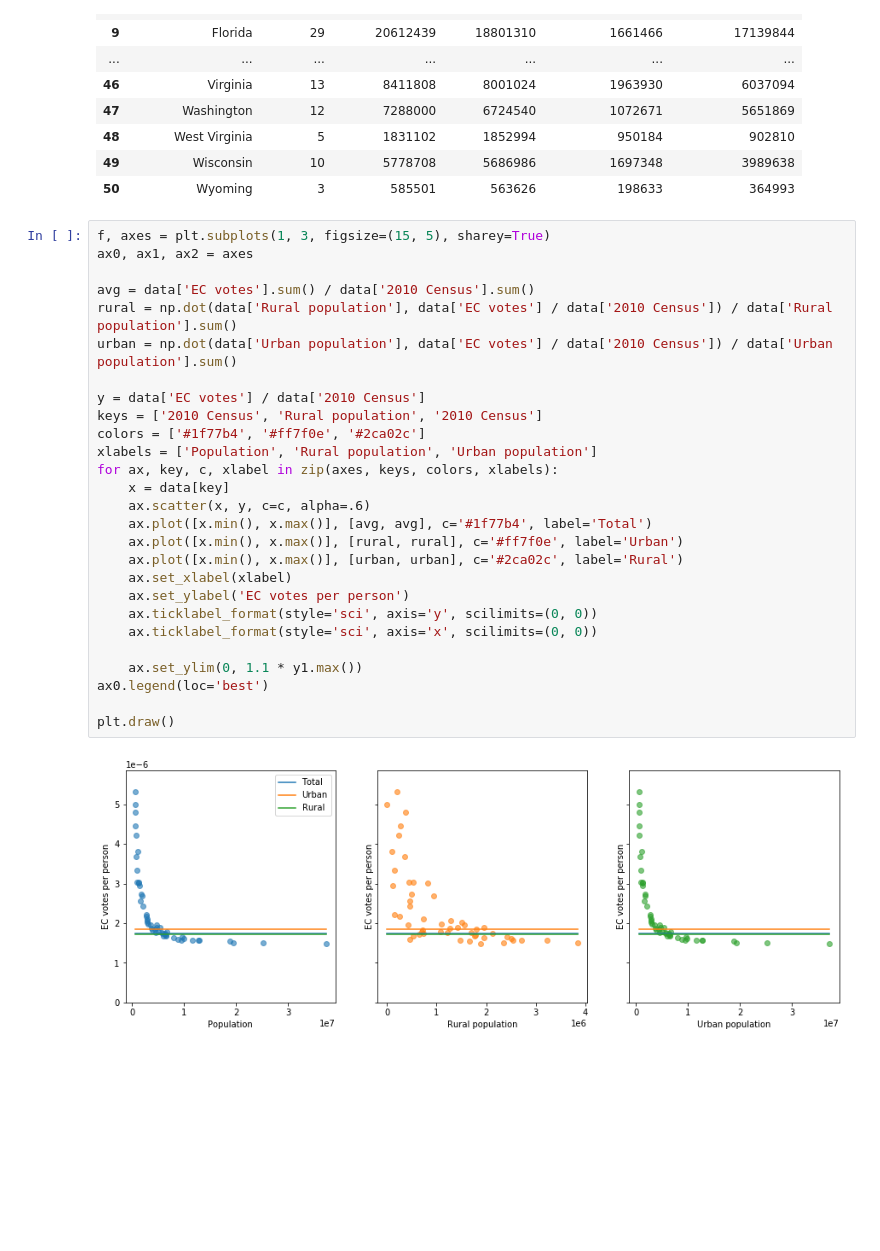
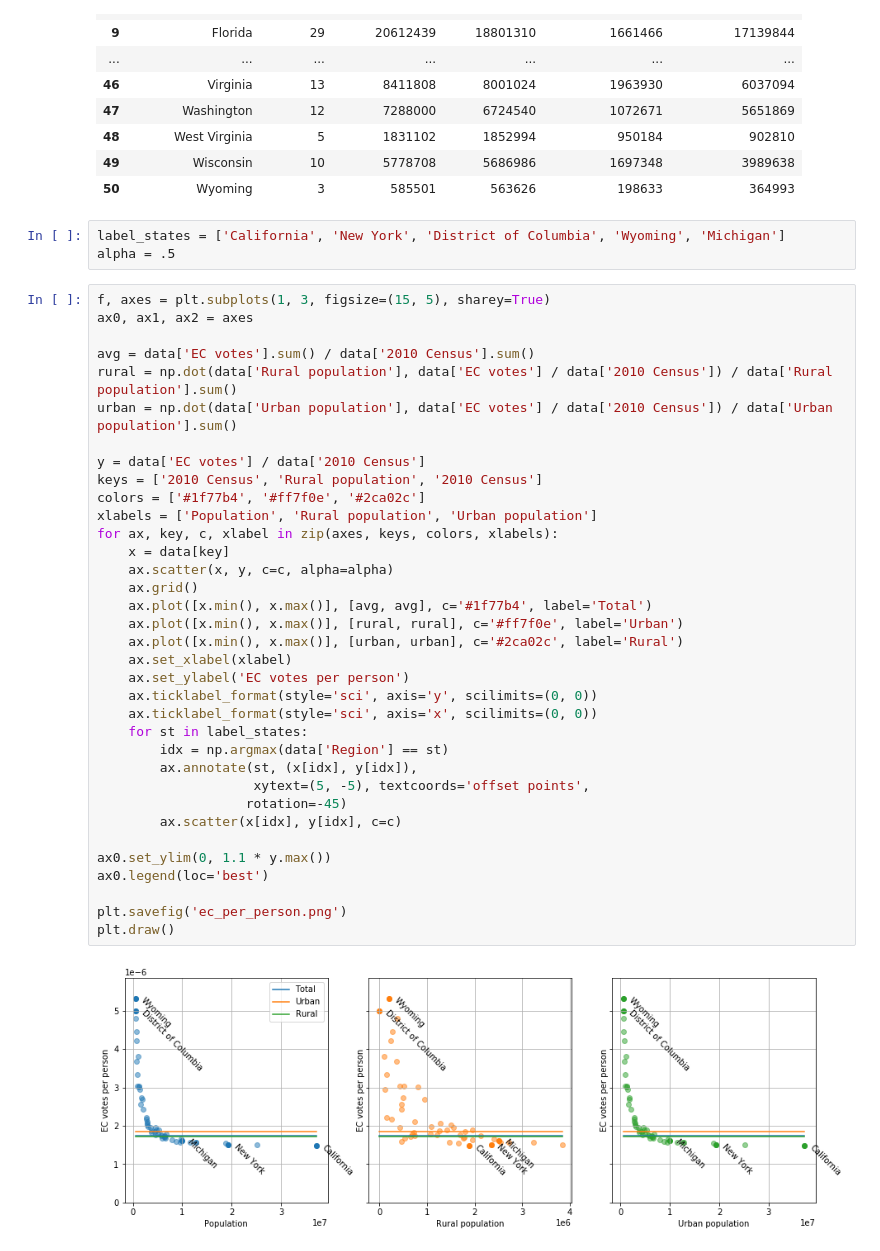
Before and after one commit to JesseLivezey/electoral_college, a Jupyter notebook: ec_votes.ipynb, the cells around one changed output. Cells and saved outputs as stored; diff of their text form; blank space fills up the shorter version.

```diff
--- a/ec_votes.ipynb
+++ b/ec_votes.ipynb
@@ -25,32 +26,43 @@ data
 | 48 | West Virginia | 5 | 1831102 | 1852994 | 950184 | 902810 |
 | 49 | Wisconsin | 10 | 5778708 | 5686986 | 1697348 | 3989638 |
 | 50 | Wyoming | 3 | 585501 | 563626 | 198633 | 364993 |
+# %%
+label_states = ['California', 'New York', 'District of Columbia', 'Wyoming', 'Michigan']
+alpha = .5
 # %%
 f, axes = plt.subplots(1, 3, figsize=(15, 5), sharey=True)
 ax0, ax1, ax2 = axes
 
 avg = data['EC votes'].sum() / data['2010 Census'].sum()
 rural = np.dot(data['Rural population'], data['EC votes'] / data['2010 Census']) / data['Rural population'].sum()
 urban = np.dot(data['Urban population'], data['EC votes'] / data['2010 Census']) / data['Urban population'].sum()
 
 y = data['EC votes'] / data['2010 Census']
 keys = ['2010 Census', 'Rural population', '2010 Census']
 colors = ['#1f77b4', '#ff7f0e', '#2ca02c']
 xlabels = ['Population', 'Rural population', 'Urban population']
 for ax, key, c, xlabel in zip(axes, keys, colors, xlabels):
     x = data[key]
-    ax.scatter(x, y, c=c, alpha=.6)
+    ax.scatter(x, y, c=c, alpha=alpha)
+    ax.grid()
     ax.plot([x.min(), x.max()], [avg, avg], c='#1f77b4', label='Total')
     ax.plot([x.min(), x.max()], [rural, rural], c='#ff7f0e', label='Urban')
     ax.plot([x.min(), x.max()], [urban, urban], c='#2ca02c', label='Rural')
     ax.set_xlabel(xlabel)
     ax.set_ylabel('EC votes per person')
     ax.ticklabel_format(style='sci', axis='y', scilimits=(0, 0))
     ax.ticklabel_format(style='sci', axis='x', scilimits=(0, 0))
+    for st in label_states:
+        idx = np.argmax(data['Region'] == st)
+        ax.annotate(st, (x[idx], y[idx]),
+                    xytext=(5, -5), textcoords='offset points',
+                   rotation=-45)
+        ax.scatter(x[idx], y[idx], c=c)
 
-    ax.set_ylim(0, 1.1 * y1.max())
+ax0.set_ylim(0, 1.1 * y.max())
 ax0.legend(loc='best')
 
+plt.savefig('ec_per_person.png')
 plt.draw()
 # %% [output]
-[figure, old version]
+[figure, new version]
```
Also changed, not shown: parts of 8 cells of this notebook.
